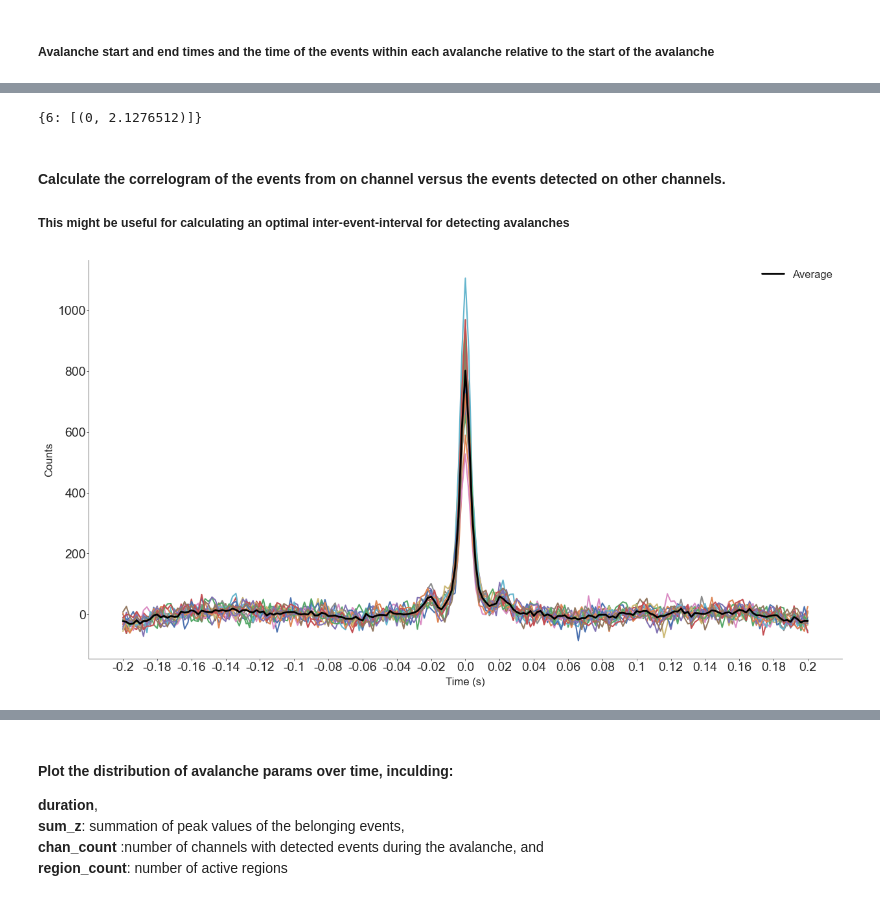
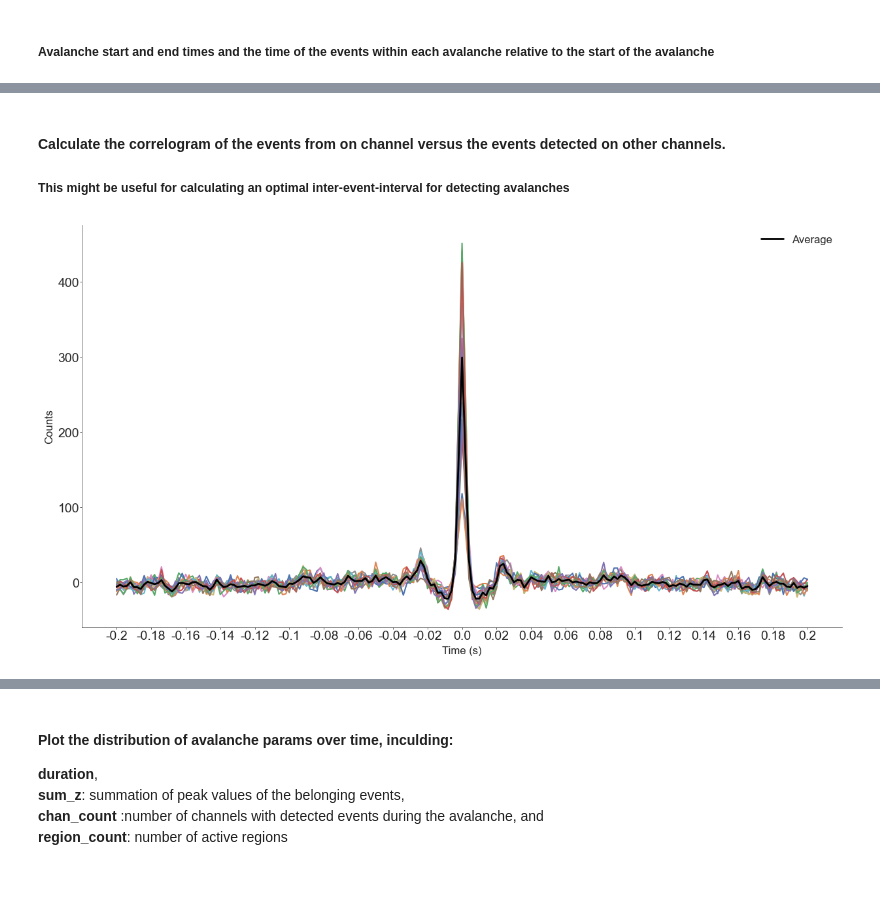
Before and after one commit to maboudi/capachinos, a Jupyter notebook: notebooks/neural_avalanches.ipynb, the cells around one changed output, grey strips where cells are left out. Saved outputs shown, nothing was run; the diff lists cells and outputs as text; code cells hidden in the pictures.

```diff
--- a/notebooks/neural_avalanches.ipynb
+++ b/notebooks/neural_avalanches.ipynb
@@ -169,50 +170,44 @@ na.avalanches['emergence'][segment_idx]['avalanche_times'][:10] # tuples contain
-# %%
-segment_idx = 0
-event_details = na.avalanches['emergence'][0]['event_details'][6] # timings of the events in one example avalanche relative to the start of the avalanche
-print(event_details)
-# %% [output]
-{6: [(0, 2.1276512)]}
 # %% [markdown]
 #### Calculate the correlogram of the events from on channel versus the events detected on other channels.
 ##### This might be useful for calculating an optimal inter-event-interval for detecting avalanches
 # %%
 na.calculate_event_correlograms(max_lag=0.2)
 # %%
-correlograms = na.event_correlograms['emergence']
+correlograms = na.event_correlograms['pre_preop_rest']
 values = correlograms['correlogram']
 lags = correlograms['lags']
 
 # Define the baseline based on lags > 50 or lags < -50
 baseline_mask = (lags > 10) | (lags < -10)
 baseline_values = np.mean(values[:, baseline_mask], axis=1)
 
 # Subtract the baseline from each correlogram
 values_baseline_corrected = values - baseline_values[:, np.newaxis]
 
 # Plot each baseline-corrected correlogram
 set_custom_style()
 
 fig, ax = plt.subplots(figsize=(15, 8))
 ax.plot(values_baseline_corrected.T)
 
 # Set x-ticks and x-tick labels
 ax.set_xticks(np.arange(0, len(lags), 10))
 ax.set_xticklabels(np.arange(min(lags), max(lags)+1, 10)/na.sampling_frequency)
 ax.set_xlabel('Time (s)', fontsize=12)
 ax.set_ylabel('Counts', fontsize=12)
 
 # Calculate and plot the average of the baseline-corrected values
 average_values = np.mean(values_baseline_corrected, axis=0)
 ax.plot(average_values, color='black', linewidth=2, label='Average')
 
 # Optional: Add legend
 ax.legend(fontsize=12)
 ax.tick_params(axis='both', which='major', labelsize=14, length=2, width=0.5, pad=1)
 
 
 plt.show()
 # %% [output]
-[figure, old version]
+[figure, new version]
 # %%
 na.mean_interevent_intervals
 # %% [output]
```
Also changed, not shown: parts of 27 cells of this notebook, 20 other files.
